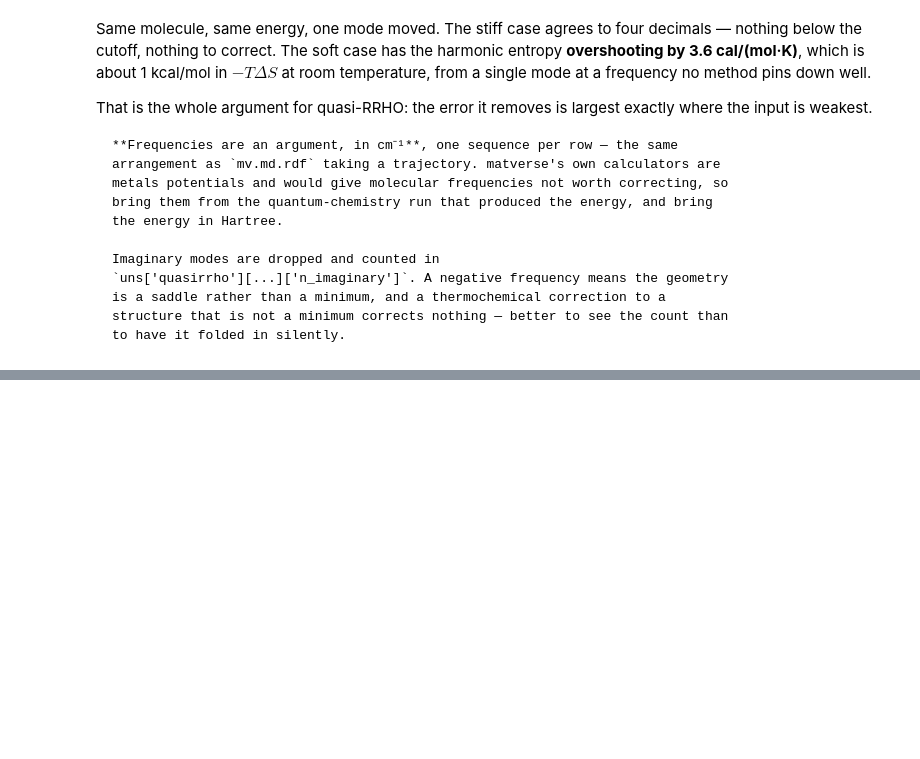
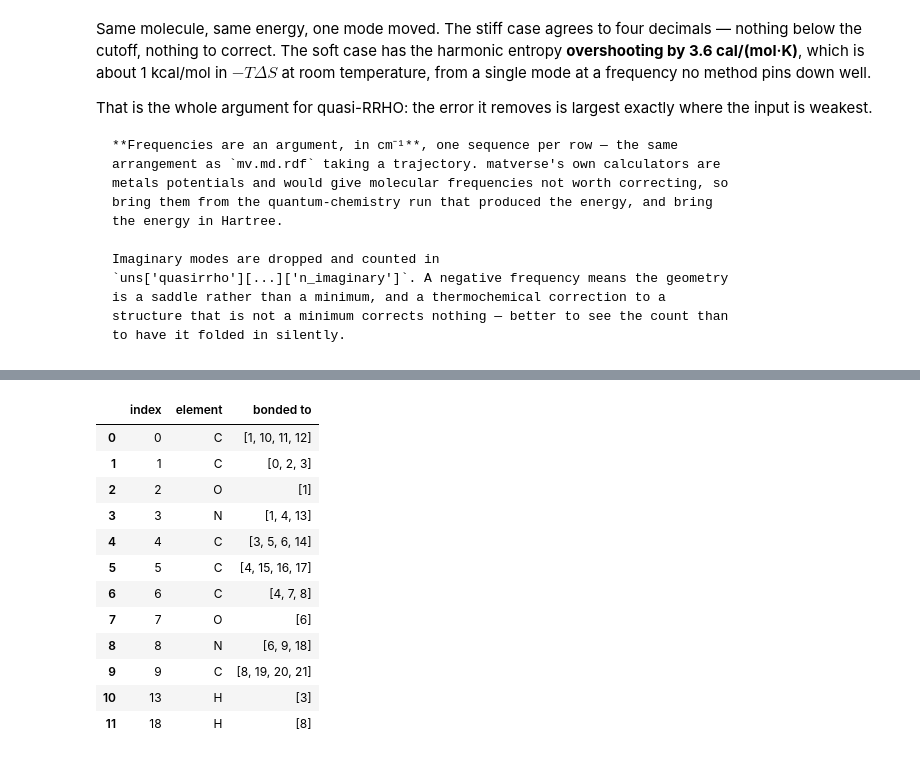
Before and after one commit to omicverse/matverse, a Jupyter notebook: matverse_guide/docs/tutorials/molecules.ipynb, the cells around one changed output, grey strips where cells are left out. Cells and saved outputs as stored; diff of their text form; code cells hidden in the pictures; blank space fills up the shorter version.

```diff
--- a/matverse_guide/docs/tutorials/molecules.ipynb
+++ b/matverse_guide/docs/tutorials/molecules.ipynb
@@ -582,0 +621,32 @@ to have it folded in silently.
+# %%
+import matplotlib.pyplot as plt
+from rdkit import Chem
+from rdkit.Chem import rdMolAlign, rdMolTransforms
+
+# Ac-Ala-NHMe, the alanine dipeptide: the standard test case of
+# conformational analysis. AddHs appends the hydrogens after the heavy atoms,
+# so the SMILES order of atoms 0-9 is kept.
+dipeptide = Chem.AddHs(Chem.MolFromSmiles("CC(=O)N[C@@H](C)C(=O)NC"))
+
+PHI = [1, 3, 4, 6]          # C(=O)-N-CA-C
+PSI = [3, 4, 6, 8]          # N-CA-C(=O)-N
+H_N1, H_N2 = 13, 18         # the two amide hydrogens
+H_METHYL = [15, 16, 17]     # the alanine side-chain methyl hydrogens
+
+pd.DataFrame([{"index": a.GetIdx(), "element": a.GetSymbol(),
+               "bonded to": [n.GetIdx() for n in a.GetNeighbors()]}
+              for a in dipeptide.GetAtoms() if a.GetIdx() in range(10) or a.GetIdx() in (13, 18)])
+# %% [output]
+|  | index | element | bonded to |
+| 0 | 0 | C | [1, 10, 11, 12] |
+| 1 | 1 | C | [0, 2, 3] |
+| 2 | 2 | O | [1] |
+| 3 | 3 | N | [1, 4, 13] |
+| 4 | 4 | C | [3, 5, 6, 14] |
+| 5 | 5 | C | [4, 15, 16, 17] |
+| 6 | 6 | C | [4, 7, 8] |
+| 7 | 7 | O | [6] |
+| 8 | 8 | N | [6, 9, 18] |
+| 9 | 9 | C | [8, 19, 20, 21] |
+| 10 | 13 | H | [3] |
+| 11 | 18 | H | [8] |
```
Also changed, not shown: parts of 28 cells of this notebook, 3 other files.
